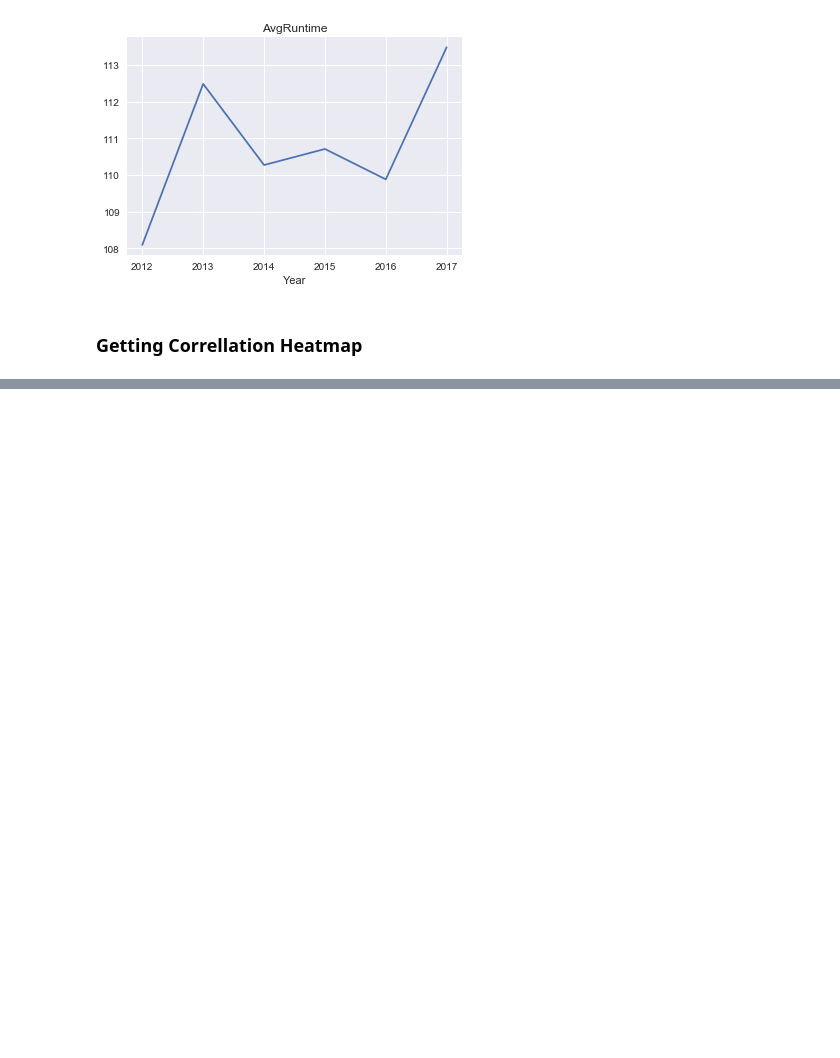
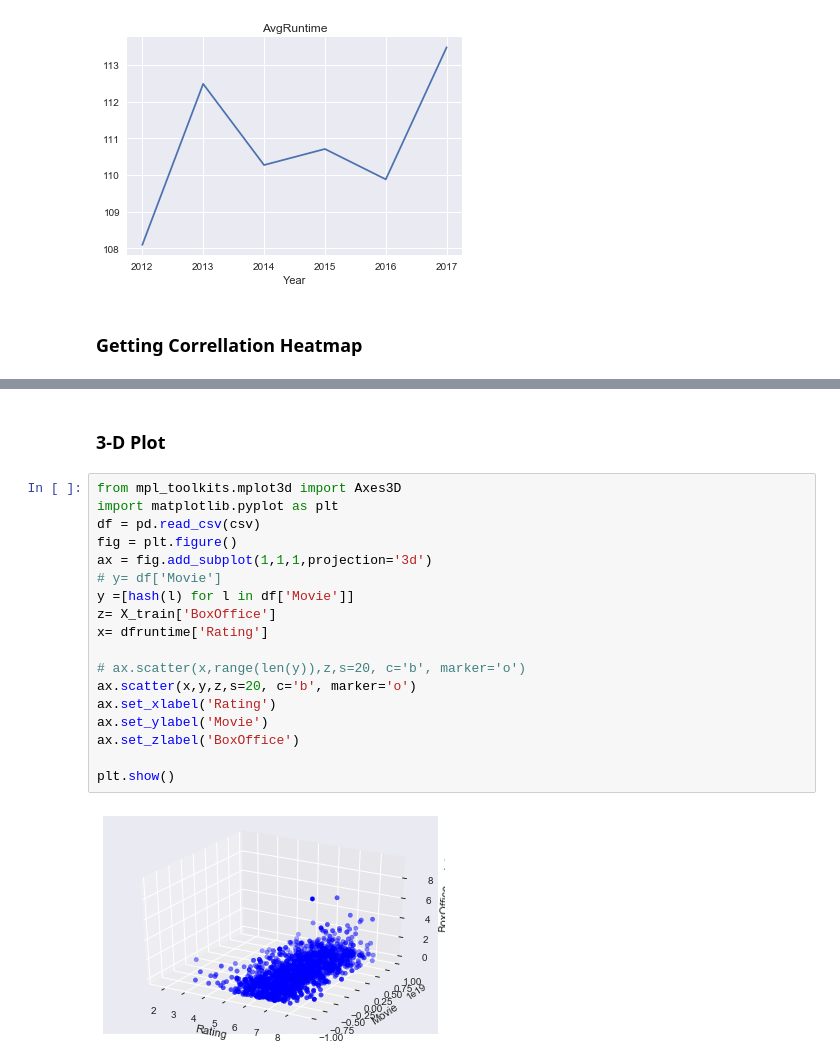
Before and after one commit to cicisongze/Movie_analysis_project, a Jupyter notebook: Data_Visualization.ipynb, the cells around one changed output, grey strips where cells are left out. Drawn from its saved outputs; the diff is of its cells as text; blank space fills up the shorter version.

```diff
--- a/Data_Visualization.ipynb
+++ b/Data_Visualization.ipynb
@@ -284,0 +308,22 @@ sns.heatmap(corr_mat,vmax=1,cbar=True,square=True,annot=True,fmt='.2f', annot_kw
+# %% [markdown]
+### 3-D Plot
+# %%
+from mpl_toolkits.mplot3d import Axes3D
+import matplotlib.pyplot as plt
+df = pd.read_csv(csv)
+fig = plt.figure()
+ax = fig.add_subplot(1,1,1,projection='3d')
+# y= df['Movie']
+y =[hash(l) for l in df['Movie']]
+z= X_train['BoxOffice']
+x= dfruntime['Rating']
+
+# ax.scatter(x,range(len(y)),z,s=20, c='b', marker='o')
+ax.scatter(x,y,z,s=20, c='b', marker='o')
+ax.set_xlabel('Rating')
+ax.set_ylabel('Movie')
+ax.set_zlabel('BoxOffice')
+
+plt.show()
+# %% [output]
+[figure, added]
```
Also changed, not shown: parts of 4 cells of this notebook.
